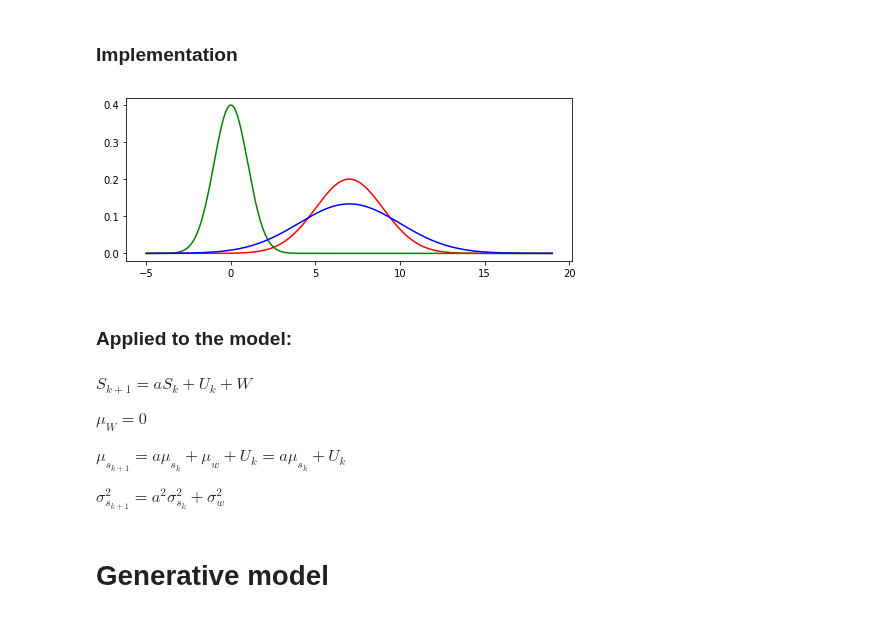
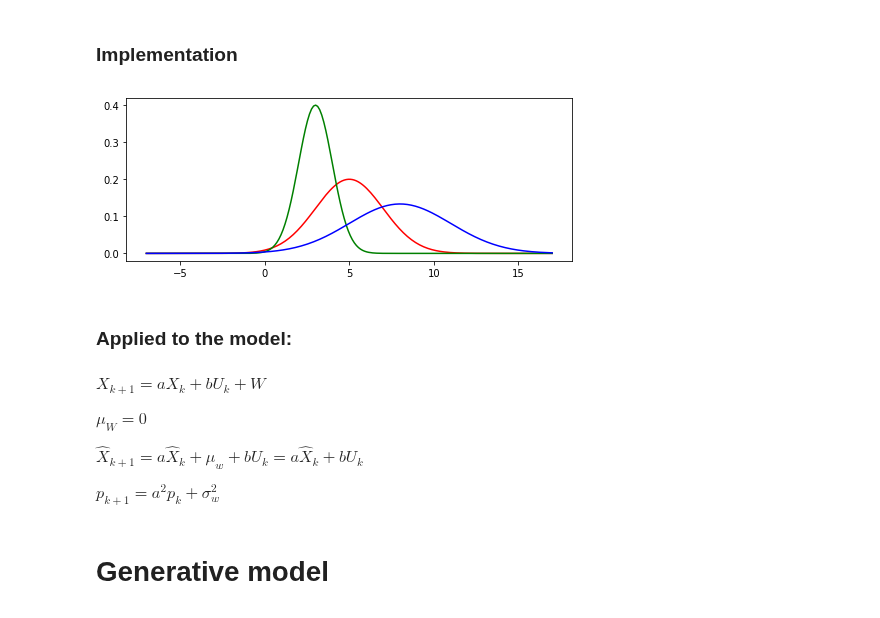
Before and after one commit to jganzabal/Kalman-as-Recursive-Bayesian-Estimation, a Jupyter notebook: 3_One dimensional Kalman filter.ipynb, the cells around one changed output. Saved outputs shown, nothing was run; the diff lists cells and outputs as text; code cells hidden in the pictures.

```diff
--- a/3_One dimensional Kalman filter.ipynb
+++ b/3_One dimensional Kalman filter.ipynb
@@ -187,30 +204,30 @@ def predict(mean1, var1, mean2, var2):
     return [new_mean, new_var]
 # %%
 f, ax = plt.subplots(1, 1, sharey=True, sharex=True, figsize = (8,3))
-mu_s = 7
+mu_s = 5
 sig_s = 2
-mu_w = 0
+mu_w = 3
 sig_w = 1
 x, posterior = plot_gaussian(mu = mu_s, sig = sig_s, N = 6, ax = ax, color = 'r')
 W = plot_gaussian(mu = mu_w, sig = sig_w, N = 6, ax = ax, x=x, color = 'g')
 
 mu_p, sig_p = predict(mu_s,sig_s, mu_w,sig_w)
 
 W = plot_gaussian(mu = mu_p, sig = sig_p, N = 6, ax = ax, x=x, color = 'b')
 plt.show()
 # %% [output]
-[figure, old version]
+[figure, new version]
 # %% [markdown]
 ### Applied to the model:
 # %% [markdown]
 
-$S_{k+1} = aS_{k} + U_k + W$
+$X_{k+1} = aX_{k} + bU_k + W$
 
 $\mu_W = 0$
 
-$\mu_{s_{k+1}} = a\mu_{s_k} +\mu_w + U_k = a\mu_{s_k} + U_k$
+$\hat{X}_{k+1} = a\hat{X}_{k} +\mu_w + bU_k = a\hat{X}_{k} + bU_k$
 
-$\sigma_{s_{k+1}}^2 = a^2\sigma_{s_k}^2 +\sigma_w^2$
+$p_{k+1} = a^2p_{k} +\sigma_w^2$
 # %% [markdown]
 # Generative model
 # %% [markdown]
```
Also changed, not shown: parts of 23 cells of this notebook, 1 other file.
